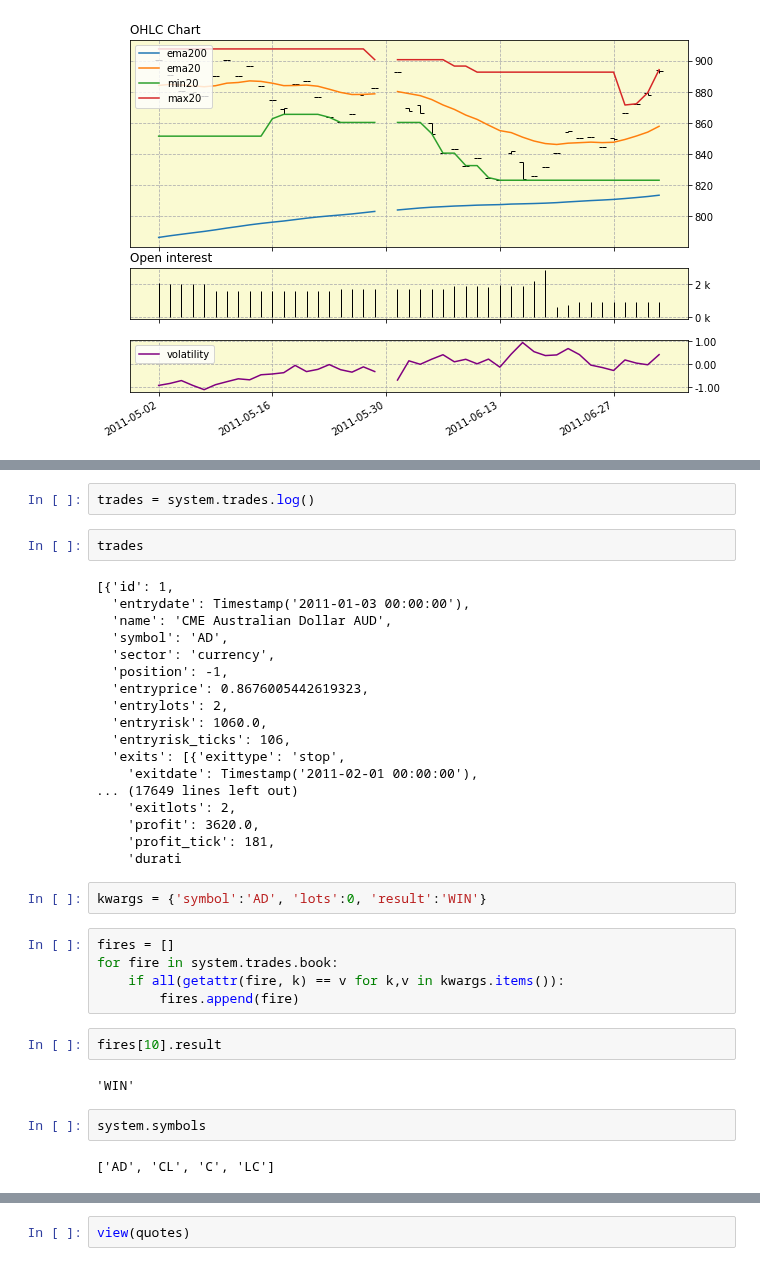
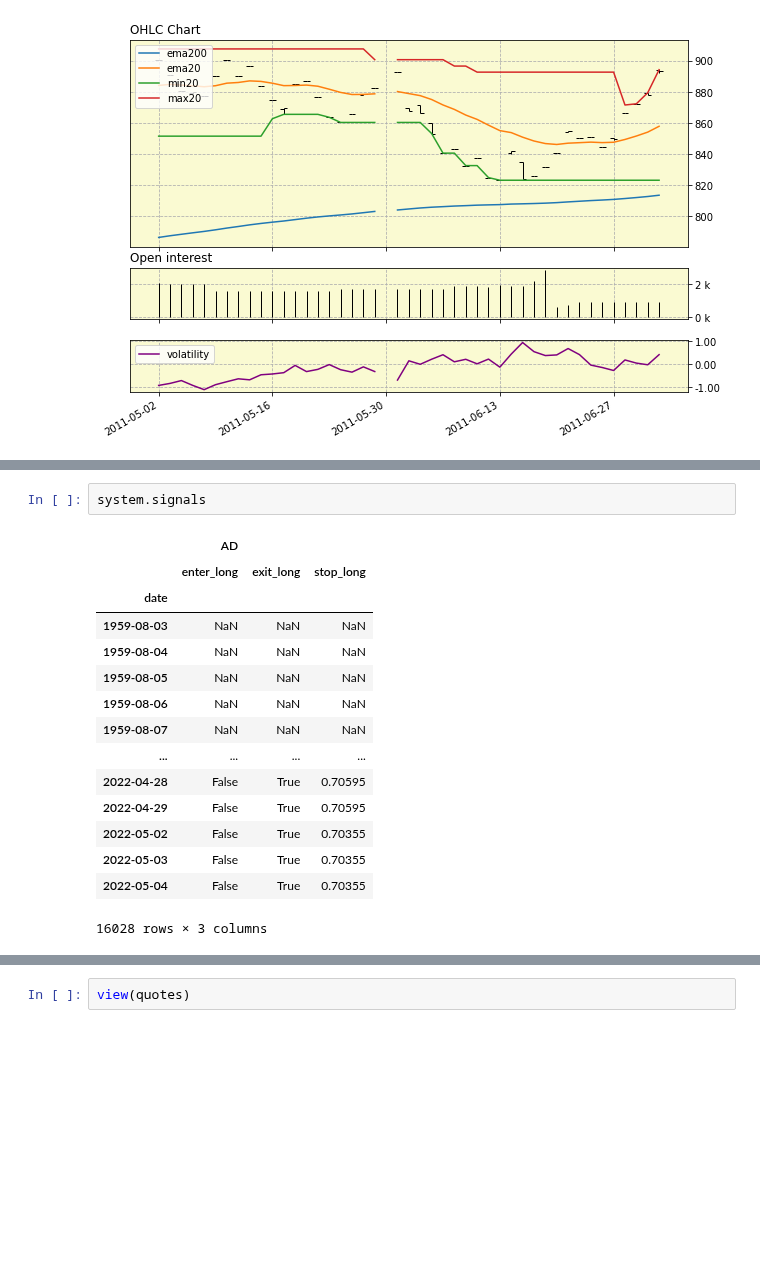
Before and after one commit to zipu/Trading, a Jupyter notebook: test.ipynb, the cells around one changed output, grey strips where cells are left out. Drawn from its saved outputs; the diff is of its cells as text; blank space fills up the shorter version.

```diff
--- a/test.ipynb
+++ b/test.ipynb
@@ -407,37 +85,18 @@ instruments['JY'].tickunit
-# %%
-trades = system.trades.log()
-# %%
-trades
-# %% [output]
-[{'id': 1,
-  'entrydate': Timestamp('2011-01-03 00:00:00'),
-  'name': 'CME Australian Dollar AUD',
-  'symbol': 'AD',
-  'sector': 'currency',
-  'position': -1,
-  'entryprice': 0.8676005442619323,
-  'entrylots': 2,
-  'entryrisk': 1060.0,
-  'entryrisk_ticks': 106,
-  'exits': [{'exittype': 'stop',
-    'exitdate': Timestamp('2011-02-01 00:00:00'),
-... (17649 lines left out)
-    'exitlots': 2,
-    'profit': 3620.0,
-    'profit_tick': 181,
-    'durati
-# %%
-kwargs = {'symbol':'AD', 'lots':0, 'result':'WIN'}
-# %%
-fires = []
-for fire in system.trades.book:
-    if all(getattr(fire, k) == v for k,v in kwargs.items()):
-        fires.append(fire)
-# %%
-fires[10].result
-# %% [output]
-'WIN'
 # %%
-system.symbols
+system.signals
 # %% [output]
+|  | AD |  |  |
+|  | enter_long | exit_long | stop_long |
+| date |  |  |  |
+| 1959-08-03 | NaN | NaN | NaN |
+| 1959-08-04 | NaN | NaN | NaN |
+| 1959-08-05 | NaN | NaN | NaN |
+| 1959-08-06 | NaN | NaN | NaN |
+| 1959-08-07 | NaN | NaN | NaN |
+| ... | ... | ... | ... |
+| 2022-04-28 | False | True | 0.70595 |
+| 2022-04-29 | False | True | 0.70595 |
+| 2022-05-02 | False | True | 0.70355 |
+| 2022-05-03 | False | True | 0.70355 |
+| 2022-05-04 | False | True | 0.70355 |
-['AD', 'CL', 'C', 'LC']
+16028 rows × 3 columns
```
Also changed, not shown: parts of 39 cells of this notebook, 10 other files.
